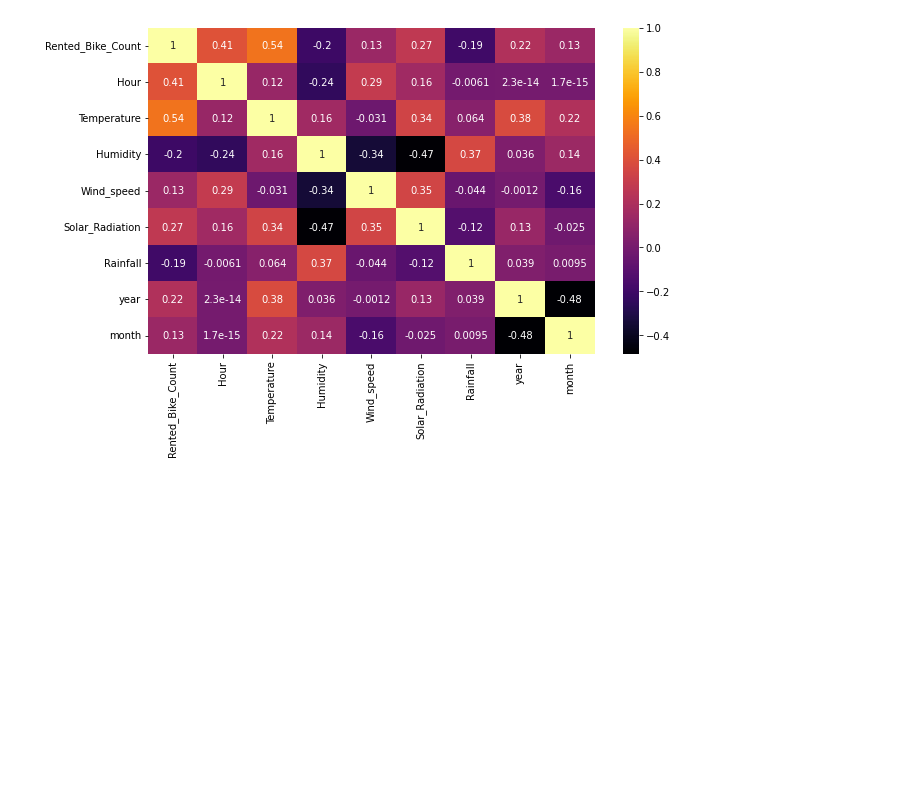
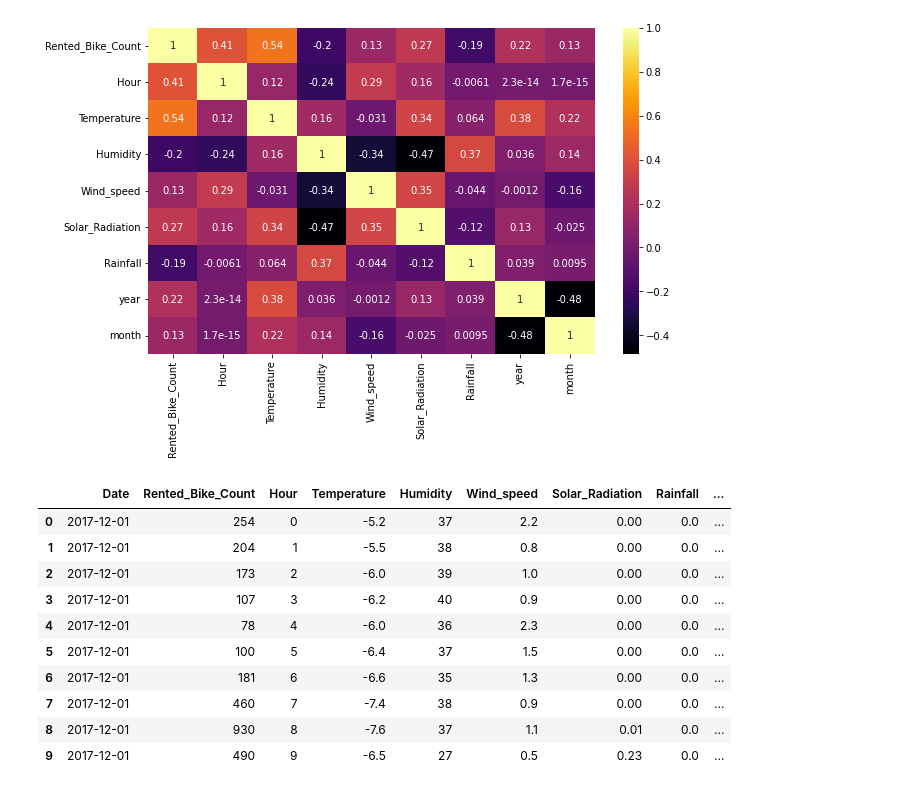
Before and after one commit to NehaGupta-DataScientists/Bike-Sharing-Demand-Prediction, a Jupyter notebook: Bike_Sharing_Demand_Prediction_Capstone_Project.ipynb, the cells around one changed output. Drawn from its saved outputs; the diff is of its cells as text; code cells hidden in the pictures; blank space fills up the shorter version.

```diff
--- a/Bike_Sharing_Demand_Prediction_Capstone_Project.ipynb
+++ b/Bike_Sharing_Demand_Prediction_Capstone_Project.ipynb
@@ -535,3 +535,22 @@ sns.heatmap(bike.corr(),cmap='inferno',annot=True)
 # %% [output]
 <matplotlib.axes._subplots.AxesSubplot at 0x...>
 [figure]
+# %%
+import statsmodels.api as sm
+X = bike[[ 'Temperature','Humidity',
+       'Wind_speed',
+       'Solar_Radiation', 'Rainfall']]
+Y = bike['Rented_Bike_Count']
+bike.head(10)
+# %% [output]
+|  | Date | Rented_Bike_Count | Hour | Temperature | Humidity | Wind_speed | Solar_Radiation | Rainfall | ... |
+| 0 | 2017-12-01 | 254 | 0 | -5.2 | 37 | 2.2 | 0.00 | 0.0 | ... |
+| 1 | 2017-12-01 | 204 | 1 | -5.5 | 38 | 0.8 | 0.00 | 0.0 | ... |
+| 2 | 2017-12-01 | 173 | 2 | -6.0 | 39 | 1.0 | 0.00 | 0.0 | ... |
+| 3 | 2017-12-01 | 107 | 3 | -6.2 | 40 | 0.9 | 0.00 | 0.0 | ... |
+| 4 | 2017-12-01 | 78 | 4 | -6.0 | 36 | 2.3 | 0.00 | 0.0 | ... |
+| 5 | 2017-12-01 | 100 | 5 | -6.4 | 37 | 1.5 | 0.00 | 0.0 | ... |
+| 6 | 2017-12-01 | 181 | 6 | -6.6 | 35 | 1.3 | 0.00 | 0.0 | ... |
+| 7 | 2017-12-01 | 460 | 7 | -7.4 | 38 | 0.9 | 0.00 | 0.0 | ... |
+| 8 | 2017-12-01 | 930 | 8 | -7.6 | 37 | 1.1 | 0.01 | 0.0 | ... |
+| 9 | 2017-12-01 | 490 | 9 | -6.5 | 27 | 0.5 | 0.23 | 0.0 | ... |
```
Also changed, not shown: parts of 3 cells of this notebook.
